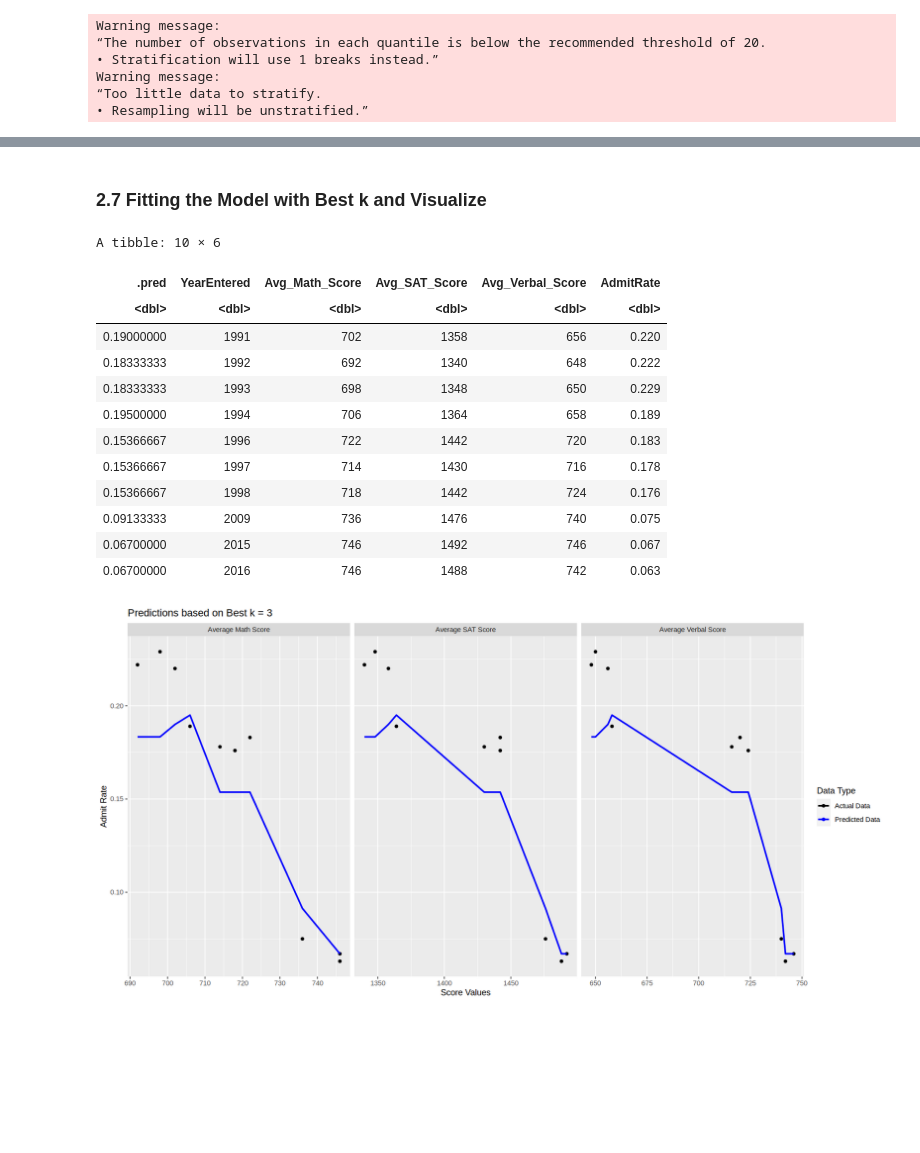
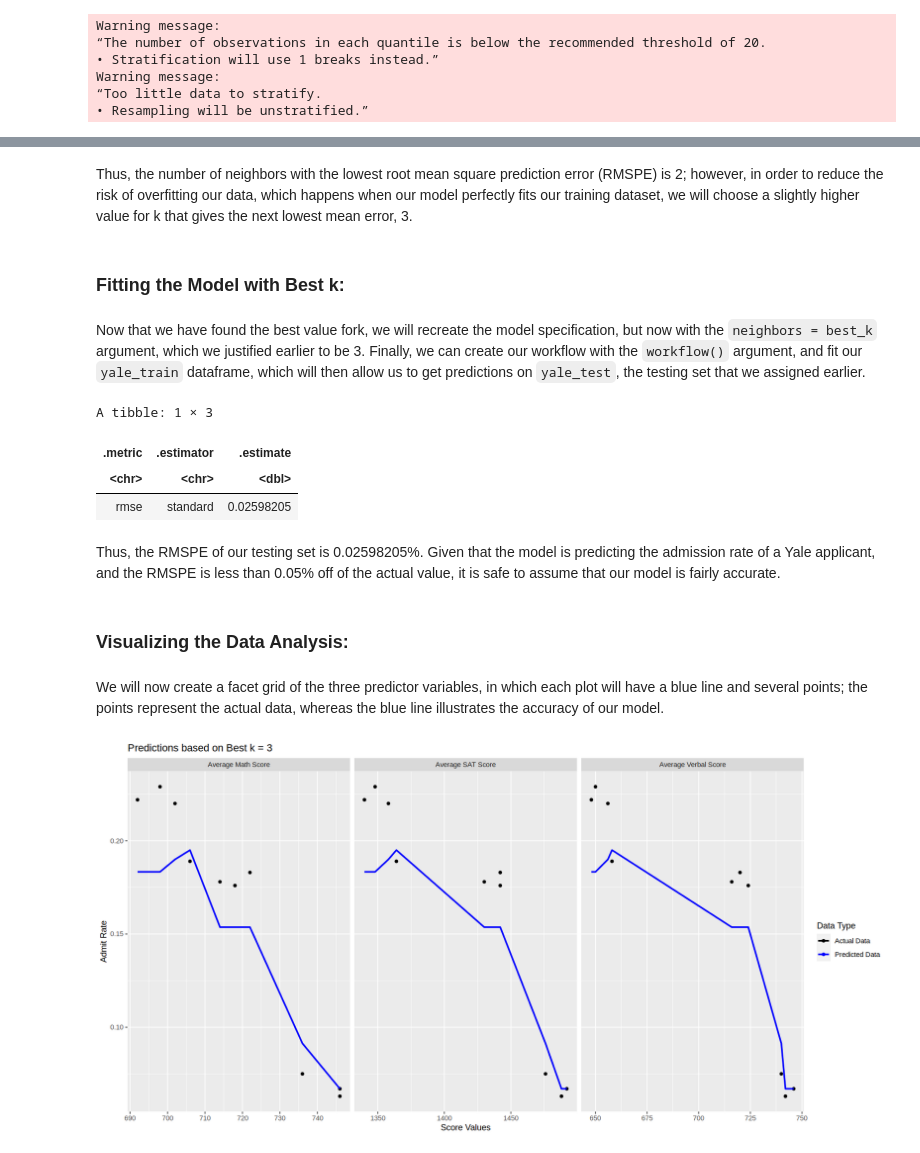
Before and after one commit to ikkit1314/yale_admit, a Jupyter notebook: report.ipynb, the cells around one changed output, grey strips where cells are left out. Saved outputs shown, nothing was run; the diff lists cells and outputs as text; code cells hidden in the pictures; blank space fills up the shorter version.

Commit message:
its finished
finally

```diff
--- a/report.ipynb
+++ b/report.ipynb
@@ -173,0 +235,2 @@ best_k
+# %% [markdown]
+Thus, the number of neighbors with the lowest root mean square prediction error (RMSPE) is 2; however, in order to reduce the risk of overfitting our data, which happens when our model perfectly fits our training dataset, we will choose a slightly higher value for k that gives the next lowest mean error, 3.
@@ -174,33 +239,35 @@ best_k
 # %% [markdown]
-### 2.7 Fitting the Model with Best k and Visualize
+### Fitting the Model with Best k:
+# %% [markdown]
+Now that we have found the best value fork, we will recreate the model specification, but now with the `neighbors = best_k` argument, which we justified earlier to be 3. Finally, we can create our workflow with the `workflow()` argument, and fit our `yale_train` dataframe, which will then allow us to get predictions on `yale_test`, the testing set that we assigned earlier.
 # %%
  final_yale_spec <- nearest_neighbor(weight_func = "rectangular" , neighbors = best_k)|>
                 set_engine("kknn") |>
                 set_mode("regression")
 
 final_yale_fit <- workflow() |>
     add_recipe(yale_recipe) |>
     add_model(final_yale_spec) |>
     fit(data = yale_train)
 
 final_yale_result <- final_yale_fit |>
                     predict(yale_test) |>
-                    bind_cols(yale_test)
+                    bind_cols(yale_test) |>
+                    metrics(truth = AdmitRate, estimate = .pred) |>
+                    filter(.metric == "rmse")
+
 final_yale_result
 # %% [output]
-A tibble: 10 × 6
+A tibble: 1 × 3
-| .pred | YearEntered | Avg_Math_Score | Avg_SAT_Score | Avg_Verbal_Score | AdmitRate |
-| <dbl> | <dbl> | <dbl> | <dbl> | <dbl> | <dbl> |
-| 0.19000000 | 1991 | 702 | 1358 | 656 | 0.220 |
-| 0.18333333 | 1992 | 692 | 1340 | 648 | 0.222 |
-| 0.18333333 | 1993 | 698 | 1348 | 650 | 0.229 |
-| 0.19500000 | 1994 | 706 | 1364 | 658 | 0.189 |
-| 0.15366667 | 1996 | 722 | 1442 | 720 | 0.183 |
-| 0.15366667 | 1997 | 714 | 1430 | 716 | 0.178 |
-| 0.15366667 | 1998 | 718 | 1442 | 724 | 0.176 |
-| 0.09133333 | 2009 | 736 | 1476 | 740 | 0.075 |
-| 0.06700000 | 2015 | 746 | 1492 | 746 | 0.067 |
-| 0.06700000 | 2016 | 746 | 1488 | 742 | 0.063 |
+| .metric | .estimator | .estimate |
+| <chr> | <chr> | <dbl> |
+| rmse | standard | 0.02598205 |
+# %% [markdown]
+Thus, the RMSPE of our testing set is 0.02598205%. Given that the model is predicting the admission rate of a Yale applicant, and the RMSPE is less than 0.05% off of the actual value, it is safe to assume that our model is fairly accurate.
+# %% [markdown]
+### Visualizing the Data Analysis:
+# %% [markdown]
+We will now create a facet grid of the three predictor variables, in which each plot will have a blue line and several points; the points represent the actual data, whereas the blue line illustrates the accuracy of our model.
 # %%
 facet_titles <- c(
   Avg_SAT_Score = "Average SAT Score",
```
Also changed, not shown: parts of 41 cells of this notebook.
